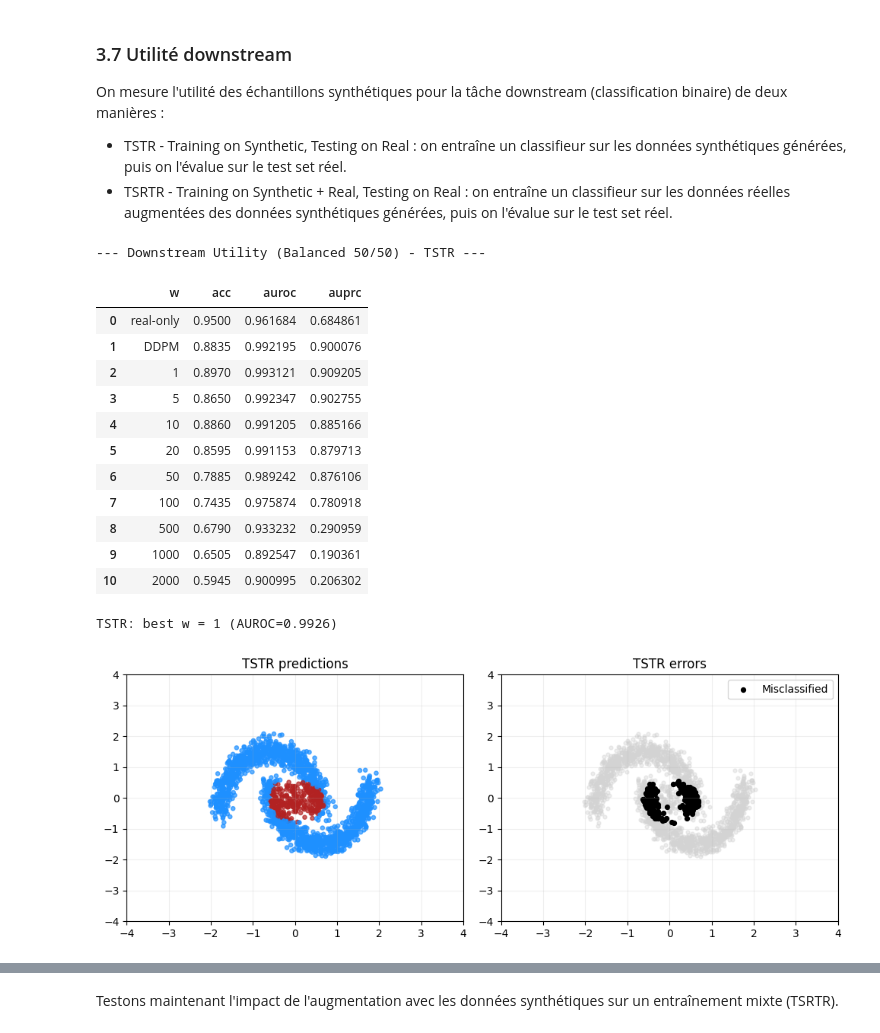
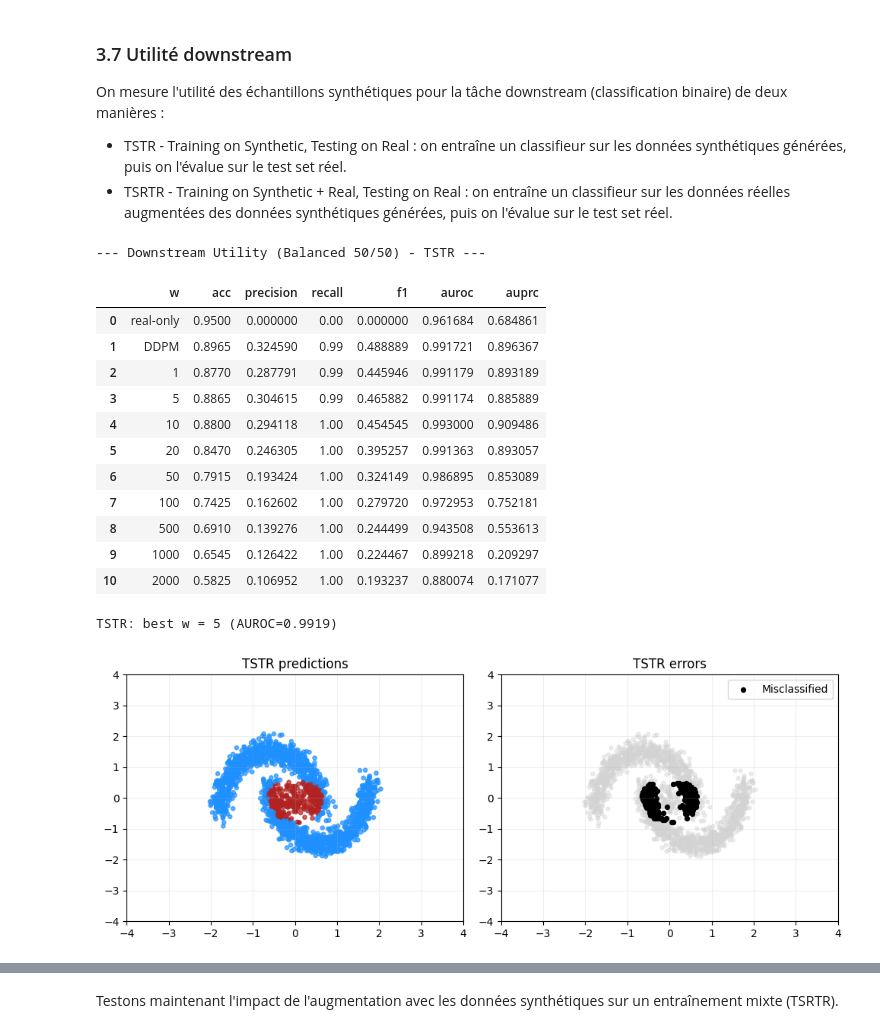
Before and after one commit to issagith/TarDiff, a Jupyter notebook: src/main.ipynb, the cells around one changed output, grey strips where cells are left out. Saved outputs shown, nothing was run; the diff lists cells and outputs as text; code cells hidden in the pictures.

Commit message:
added real data + analysis of toy dataset

```diff
--- a/src/main.ipynb
+++ b/src/main.ipynb
@@ -534,9 +460,15 @@ def eval_classifier(model, X, y):
         probs = torch.softmax(logits, dim=1)[:, 1]
         preds = torch.argmax(logits, dim=1)
     acc = accuracy_score(y.cpu().numpy(), preds.cpu().numpy())
+    recall_0 = recall_score(y.cpu().numpy(), preds.cpu().numpy(), pos_label=0)
+    precision_0 = precision_score(y.cpu().numpy(), preds.cpu().numpy(), pos_label=0)
+    f1_0 = f1_score(y.cpu().numpy(), preds.cpu().numpy(), pos_label=0)
+    recall_1 = recall_score(y.cpu().numpy(), preds.cpu().numpy(), pos_label=1)
+    precision_1 = precision_score(y.cpu().numpy(), preds.cpu().numpy(), pos_label=1)
+    f1_1 = f1_score(y.cpu().numpy(), preds.cpu().numpy(), pos_label=1)
     auroc = roc_auc_score(y.cpu().numpy(), probs.cpu().numpy())
     auprc = average_precision_score(y.cpu().numpy(), probs.cpu().numpy())
-    return dict(acc=acc, auroc=auroc, auprc=auprc)
+    return dict(acc=acc, recall_0=recall_0, precision_0=precision_0, f1_0=f1_0, recall_1=recall_1, precision_1=precision_1, f1_1=f1_1, auroc=auroc, auprc=auprc)
 
 
 cfg_train = TrainConfig()
@@ -559,8 +497,8 @@ Entraînons ensuite le modèle de diffusion conditionnelle sur le train.
 # %%
-# --- Training (Balanced 50/50) ---
-scheduler_bal = DDPMScheduler(num_timesteps=cfg_train_bal.timesteps, device=DEVICE)
+# --- Training ---
+scheduler_bal = DDPMScheduler(num_timesteps=cfg_train.timesteps, device=DEVICE)
 
 diff_model_bal = SimpleDiffusionNet().to(DEVICE)
-train_diffusion(diff_model_bal, train_loader, scheduler_bal, cfg_train_bal)
-print("Diffusion trained (balanced).")
+train_diffusion(diff_model_bal, train_loader, scheduler_bal, cfg_train)
+print("Diffusion trained.")
 # %% [output]
@@ -703,7 +641,7 @@ def compute_influence_cache(classifier, loader):
     }
     return G_cache
 # %%
-G_cache_bal = compute_influence_cache(clf_bal, guide_loader)
+G_cache_bal = compute_influence_cache(clf, guide_loader)
 print("Influence cache norms :", {k: float(v.norm().item()) for k, v in G_cache_bal.items()})
 # %% [output]
 Influence cache norms : {'net.0.weight': 0.5044213533401489, 'net.0.bias': 0.5249778032302856, 'net.2.weight': 0.45742902159690857, 'net.2.bias': 0.5106037259101868}
@@ -798,7 +733,7 @@ def guidance_sweep(model, scheduler, classifier, G_cache, w_values, n_samples, t
 samples_bal_0 = guidance_sweep(
     diff_model_bal,
     scheduler_bal,
-    clf_bal,
+    clf,
     G_cache_bal,
     w_values=w_values_bal,
     n_samples=N_GEN_BAL,
@@ -824,7 +759,7 @@ plt.show()
 samples_bal_1 = guidance_sweep(
     diff_model_bal,
     scheduler_bal,
-    clf_bal,
+    clf,
     G_cache_bal,
     w_values=w_values_bal,
     n_samples=N_GEN_BAL,
@@ -862,19 +797,22 @@ On mesure l'utilité des échantillons synthétiques pour la tâche downstream (
 - TSTR - Training on Synthetic, Testing on Real : on entraîne un classifieur sur les données synthétiques générées, puis on l'évalue sur le test set réel.
 - TSRTR - Training on Synthetic + Real, Testing on Real : on entraîne un classifieur sur les données réelles augmentées des données synthétiques générées, puis on l'évalue sur le test set réel.
 # %%
-# --- Downstream Utility (Balanced 50/50): TSTR ---
-print("\n--- Downstream Utility (Balanced 50/50) - TSTR ---")
+# --- Downstream Utility : TSTR ---
+print("\n--- Downstream Utility - TSTR ---")
 
 import pandas as pd
 
 # Train classifiers per w on synthetic-only data (single run)
 rows_tstr = [{
     "w": "real-only",
-    "acc": metrics_real_bal["acc"],
-    "auroc": metrics_real_bal["auroc"],
-    "auprc": metrics_real_bal["auprc"],
+    "acc": metrics_real["acc"],
+    "precision": metrics_real["precision_1"],
+    "recall": metrics_real["recall_1"],
+    "f1": metrics_real["f1_1"],
+    "auroc": metrics_real["auroc"],
+    "auprc": metrics_real["auprc"],
 }]
-results_tstr_bal = {}
+results_tstr = {}
 preds_tstr = {}
 
 for w in w_values_bal:
@@ -887,50 +825,53 @@ for w in w_values_bal:
     X_syn = torch.cat([X_syn_0, X_syn_1])
     y_syn = torch.cat([y_syn_0, y_syn_1])
 
     loader_syn = DataLoader(TensorDataset(X_syn, y_syn), batch_size=64, shuffle=True)
     clf_syn = SimpleClassifier().to(DEVICE)
     train_classifier(clf_syn, loader_syn, TrainConfig(clf_epochs=30))
     metrics_syn = eval_classifier(clf_syn, X_test, y_test)
 
     with torch.no_grad():
         logits = clf_syn(X_test)
         probs = torch.softmax(logits, dim=1)[:, 1].detach().cpu()
         preds = torch.argmax(logits, dim=1).detach().cpu()
 
     preds_tstr[w] = {"preds": preds, "probs": probs}
-    results_tstr_bal[w] = metrics_syn
+    results_tstr[w] = metrics_syn
 
     rows_tstr.append({
         "w": w if w != 0.0 else "DDPM",
         "acc": metrics_syn["acc"],
+        "precision": metrics_syn["precision_1"],
+        "recall": metrics_syn["recall_1"],
+        "f1": metrics_syn["f1_1"],
         "auroc": metrics_syn["auroc"],
         "auprc": metrics_syn["auprc"],
     })
 
 results_tstr_df = pd.DataFrame(rows_tstr)
-best_w_tstr = max(results_tstr_bal, key=lambda k: results_tstr_bal[k]["auroc"])
+best_w_tstr = max(results_tstr, key=lambda k: results_tstr[k]["auroc"])
 best_preds_tstr = preds_tstr[best_w_tstr]["preds"]
 best_probs_tstr = preds_tstr[best_w_tstr]["probs"]
 
 # Display as table (one row per w)
 results_tstr_df
 # %% [output]
 --- Downstream Utility (Balanced 50/50) - TSTR ---
-|  | w | acc | auroc | auprc |
-| 0 | real-only | 0.9500 | 0.961684 | 0.684861 |
-| 1 | DDPM | 0.8835 | 0.992195 | 0.900076 |
-| 2 | 1 | 0.8970 | 0.993121 | 0.909205 |
-| 3 | 5 | 0.8650 | 0.992347 | 0.902755 |
-| 4 | 10 | 0.8860 | 0.991205 | 0.885166 |
-| 5 | 20 | 0.8595 | 0.991153 | 0.879713 |
-| 6 | 50 | 0.7885 | 0.989242 | 0.876106 |
-| 7 | 100 | 0.7435 | 0.975874 | 0.780918 |
-| 8 | 500 | 0.6790 | 0.933232 | 0.290959 |
-| 9 | 1000 | 0.6505 | 0.892547 | 0.190361 |
-| 10 | 2000 | 0.5945 | 0.900995 | 0.206302 |
+|  | w | acc | precision | recall | f1 | auroc | auprc |
+| 0 | real-only | 0.9500 | 0.000000 | 0.00 | 0.000000 | 0.961684 | 0.684861 |
+| 1 | DDPM | 0.8965 | 0.324590 | 0.99 | 0.488889 | 0.991721 | 0.896367 |
+| 2 | 1 | 0.8770 | 0.287791 | 0.99 | 0.445946 | 0.991179 | 0.893189 |
+| 3 | 5 | 0.8865 | 0.304615 | 0.99 | 0.465882 | 0.991174 | 0.885889 |
+| 4 | 10 | 0.8800 | 0.294118 | 1.00 | 0.454545 | 0.993000 | 0.909486 |
+| 5 | 20 | 0.8470 | 0.246305 | 1.00 | 0.395257 | 0.991363 | 0.893057 |
+| 6 | 50 | 0.7915 | 0.193424 | 1.00 | 0.324149 | 0.986895 | 0.853089 |
+| 7 | 100 | 0.7425 | 0.162602 | 1.00 | 0.279720 | 0.972953 | 0.752181 |
+| 8 | 500 | 0.6910 | 0.139276 | 1.00 | 0.244499 | 0.943508 | 0.553613 |
+| 9 | 1000 | 0.6545 | 0.126422 | 1.00 | 0.224467 | 0.899218 | 0.209297 |
+| 10 | 2000 | 0.5825 | 0.106952 | 1.00 | 0.193237 | 0.880074 | 0.171077 |
 # %%
 # --- TSTR predictions visualization (best w) ---
-print(f"TSTR: best w = {best_w_tstr} (AUROC={results_tstr_bal[best_w_tstr]['auroc']:.4f})")
+print(f"TSTR: best w = {best_w_tstr} (AUROC={results_tstr[best_w_tstr]['auroc']:.4f})")
 
 X_test_cpu = X_test.detach().cpu()
 y_test_cpu = y_test.detach().cpu()
@@ -957,7 +898,7 @@ axes[1].legend()
 plt.tight_layout()
 plt.show()
 # %% [output]
-TSTR: best w = 1 (AUROC=0.9926)
+TSTR: best w = 5 (AUROC=0.9919)
 [figure]
 # %% [markdown]
 Comme on le voyait sur les plots $w=1000$ ou $2000$, les données synthétiques perdent progressivement toute leur diversité (variance faible) et la ressemblance avec les données réelles. Un classifieur entraîné uniquement sur ces "caricatures" rouges et bleues n'apprend jamais à gérer les cas limites ou le bruit des données réelles.
```
Also changed, not shown: parts of 54 cells of this notebook.
